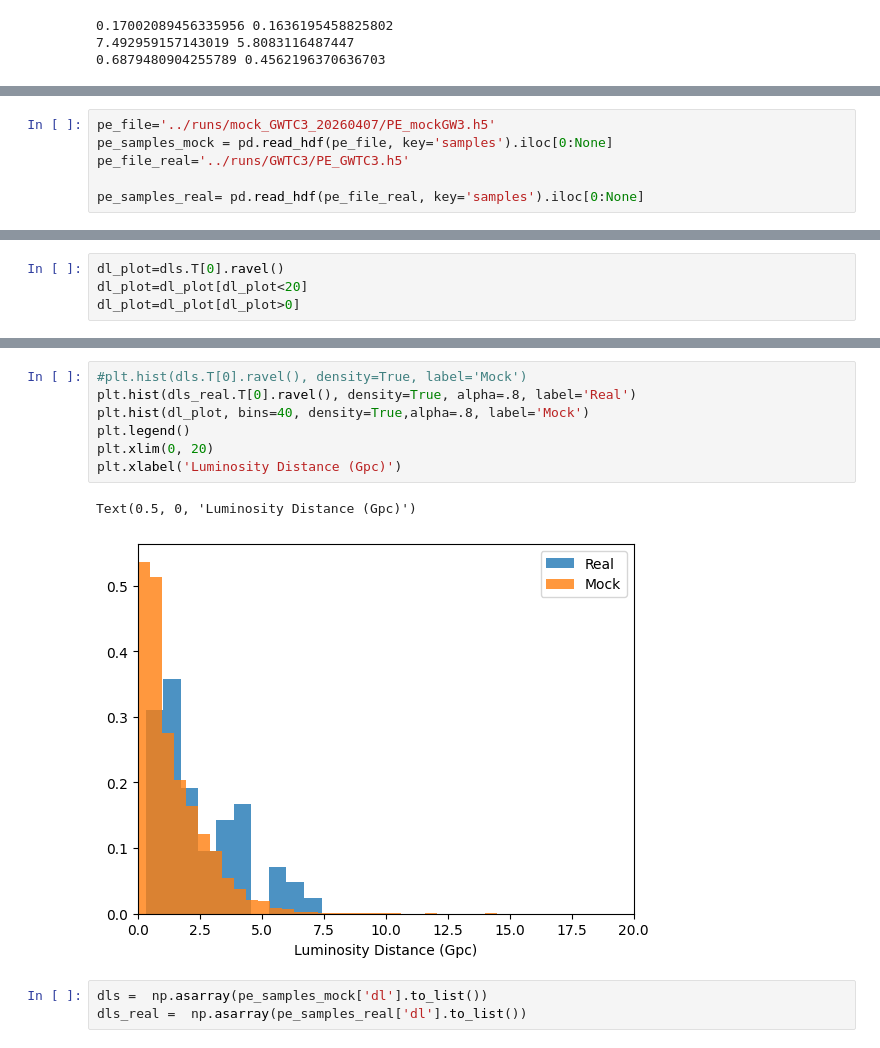
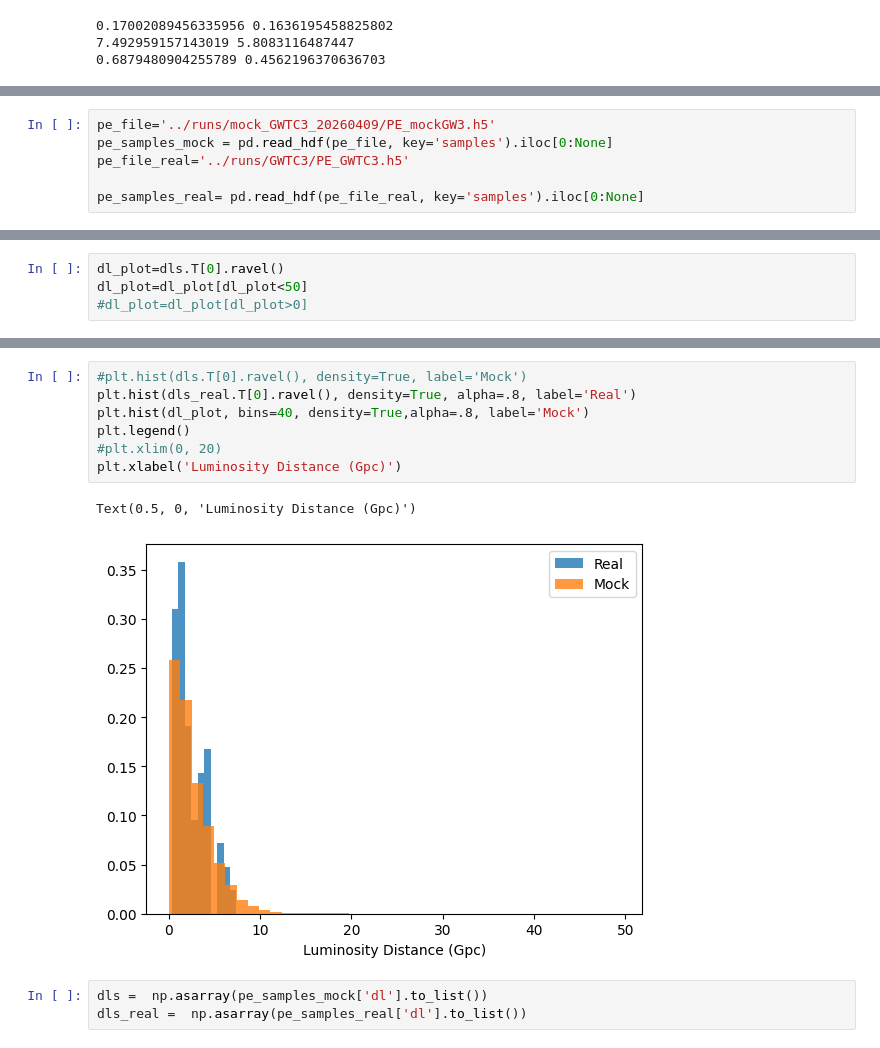
Before and after one commit to abby-moran/GW_pop_cosmo_inference, a Jupyter notebook: scripts/sandbox.ipynb, the cells around one changed output, grey strips where cells are left out. Drawn from its saved outputs; the diff is of its cells as text.

```diff
--- a/scripts/sandbox.ipynb
+++ b/scripts/sandbox.ipynb
@@ -300,5 +306,5 @@ print(np.mean(np.std(dls, axis=1)), np.median(np.std(dls, axis=1)))
 # %%
-pe_file='../runs/mock_GWTC3_20260407/PE_mockGW3.h5'
+pe_file='../runs/mock_GWTC3_20260409/PE_mockGW3.h5'
 pe_samples_mock = pd.read_hdf(pe_file, key='samples').iloc[0:None]
 pe_file_real='../runs/GWTC3/PE_GWTC3.h5'
 
@@ -308,5 +324,5 @@ dls =  np.asarray(pe_samples_mock['dl'].to_list())
 dls_real =  np.asarray(pe_samples_real['dl'].to_list())
 # %%
 dl_plot=dls.T[0].ravel()
-dl_plot=dl_plot[dl_plot<20]
-dl_plot=dl_plot[dl_plot>0]
+dl_plot=dl_plot[dl_plot<50]
+#dl_plot=dl_plot[dl_plot>0]
@@ -313,13 +340,13 @@ dl_plot=dl_plot[dl_plot>0]
 # %%
 #plt.hist(dls.T[0].ravel(), density=True, label='Mock')
 plt.hist(dls_real.T[0].ravel(), density=True, alpha=.8, label='Real')
 plt.hist(dl_plot, bins=40, density=True,alpha=.8, label='Mock')
 plt.legend()
-plt.xlim(0, 20)
+#plt.xlim(0, 20)
 plt.xlabel('Luminosity Distance (Gpc)')
 # %% [output]
 Text(0.5, 0, 'Luminosity Distance (Gpc)')
-[figure, old version]
+[figure, new version]
 # %%
 dls =  np.asarray(pe_samples_mock['dl'].to_list())
 dls_real =  np.asarray(pe_samples_real['dl'].to_list())
```
Also changed, not shown: parts of 10 cells of this notebook, 6 other files.
